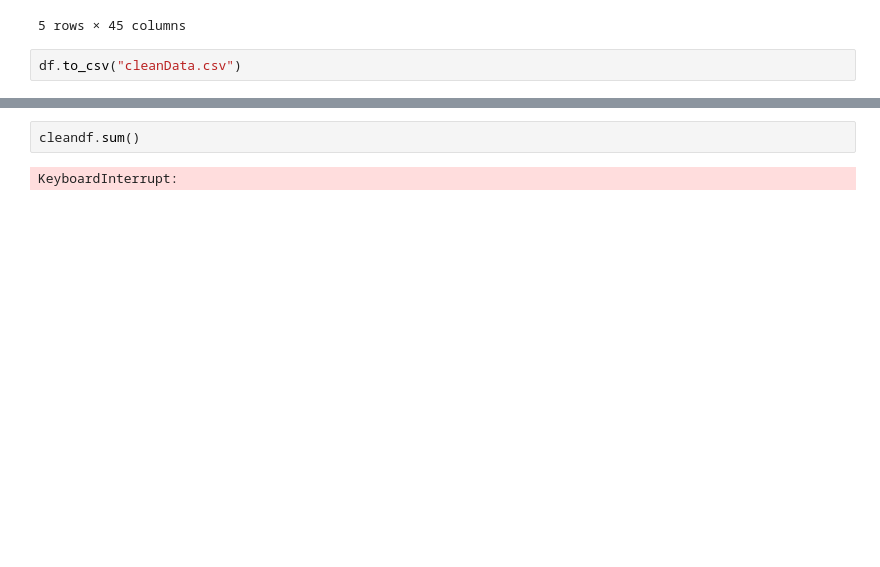
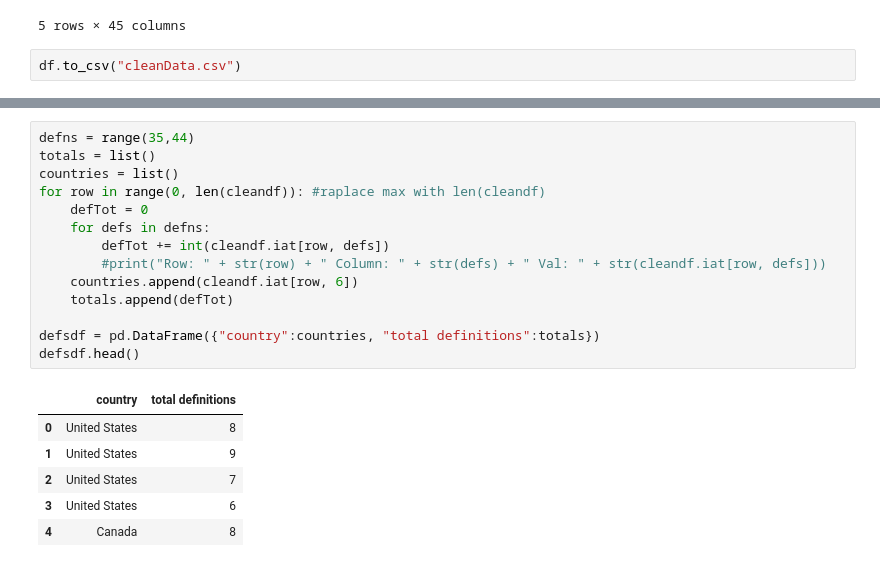
Before and after one commit to INFO-4602-5602/project-3-mozilla-project3-team8, a Jupyter notebook: explore.ipynb, the cells around one changed output, grey strips where cells are left out. Cells and saved outputs as stored; diff of their text form; blank space fills up the shorter version.

Commit message:
More exploration and data organizing to make good csvs. Also a csv of country w/ average number of tech definitions

```diff
--- a/explore.ipynb
+++ b/explore.ipynb
@@ -99,7 +98,24 @@ cleandf.head()
 | 3 | 3 | 4 | 7/20/17 9:34 | 7/20/17 9:34 | Complete | English | United States | Default Link | ... |
 | 4 | 4 | 5 | 7/20/17 9:35 | 7/20/17 9:35 | Complete | English | Canada | Default Link | ... |
 5 rows × 46 columns
-# %%
-cleandf.sum()
-# %% [output]
-KeyboardInterrupt:
+# %%
+defns = range(35,44)
+totals = list()
+countries = list()
+for row in range(0, len(cleandf)): #raplace max with len(cleandf)
+    defTot = 0
+    for defs in defns:
+        defTot += int(cleandf.iat[row, defs])
+        #print("Row: " + str(row) + " Column: " + str(defs) + " Val: " + str(cleandf.iat[row, defs]))
+    countries.append(cleandf.iat[row, 6])
+    totals.append(defTot)
+
+defsdf = pd.DataFrame({"country":countries, "total definitions":totals})
+defsdf.head()
+# %% [output]
+|  | country | total definitions |
+| 0 | United States | 8 |
+| 1 | United States | 9 |
+| 2 | United States | 7 |
+| 3 | United States | 6 |
+| 4 | Canada | 8 |
```
Also changed, not shown: parts of 5 cells of this notebook, 1 other file.
